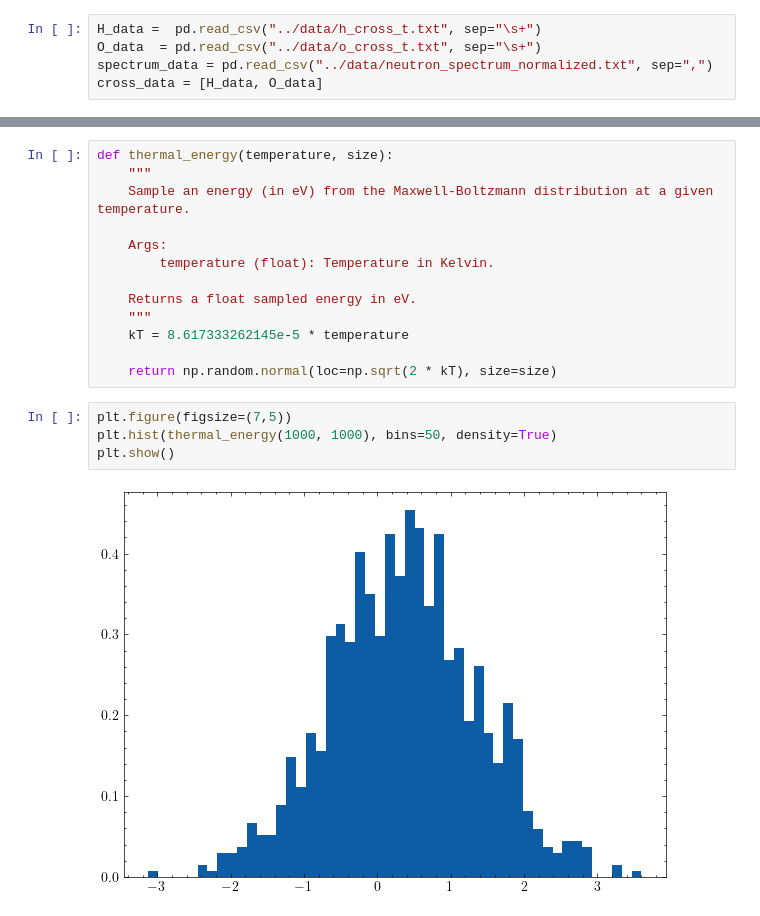
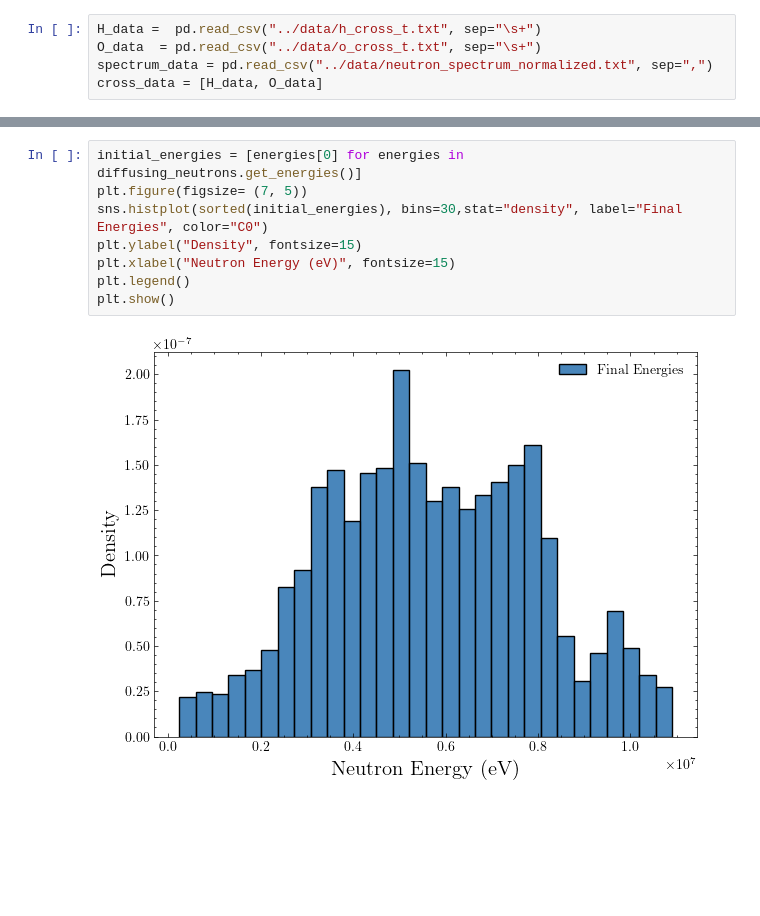
Before and after one commit to DerkNiessink/NeutroWater, a Jupyter notebook: analysis/simulation.ipynb, the cells around one changed output, grey strips where cells are left out. Cells and saved outputs as stored; diff of their text form; blank space fills up the shorter version.

Commit message:
Integrated maxwell boltzmann distribution in the simulation

```diff
--- a/analysis/simulation.ipynb
+++ b/analysis/simulation.ipynb
@@ -79,19 +81,10 @@ print(diffusing_neutrons.get_number_escaped())
-# %%
-def thermal_energy(temperature, size):
-    """
-    Sample an energy (in eV) from the Maxwell-Boltzmann distribution at a given temperature.
-
-    Args:
-        temperature (float): Temperature in Kelvin.
-
-    Returns a float sampled energy in eV.
-    """
-    kT = 8.617333262145e-5 * temperature
-
-    return np.random.normal(loc=np.sqrt(2 * kT), size=size)
-# %%
-plt.figure(figsize=(7,5))
-plt.hist(thermal_energy(1000, 1000), bins=50, density=True)
-plt.show()
-# %% [output]
-[figure, removed]
+# %%
+initial_energies = [energies[0] for energies in diffusing_neutrons.get_energies()]
+plt.figure(figsize= (7, 5))
+sns.histplot(sorted(initial_energies), bins=30,stat="density", label="Final Energies", color="C0")
+plt.ylabel("Density", fontsize=15)
+plt.xlabel("Neutron Energy (eV)", fontsize=15)
+plt.legend()
+plt.show()
+# %% [output]
+[figure, added]
```
Also changed, not shown: parts of 5 cells of this notebook, 3 other files.
